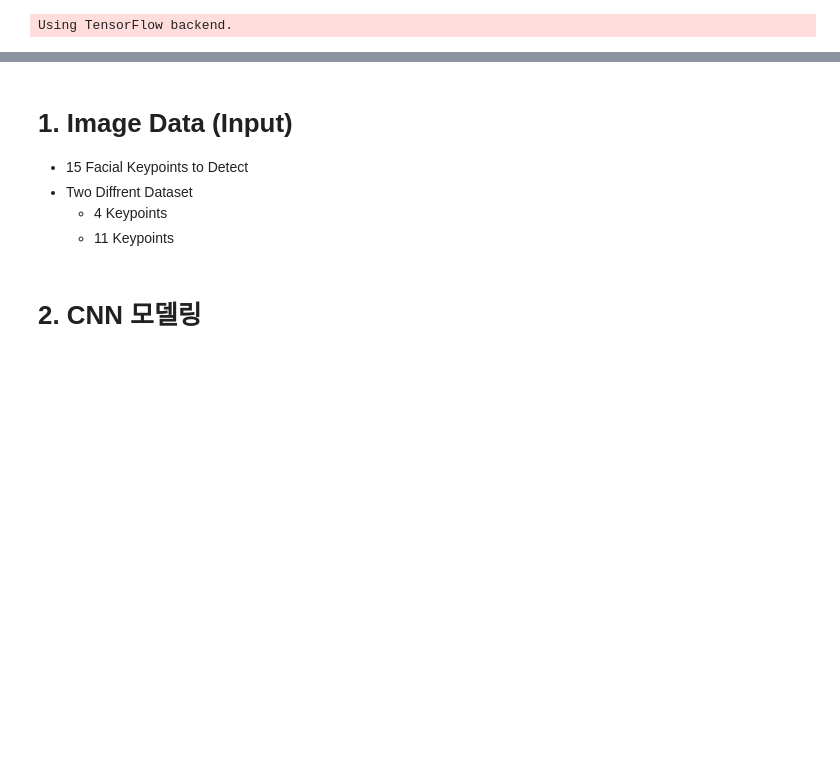
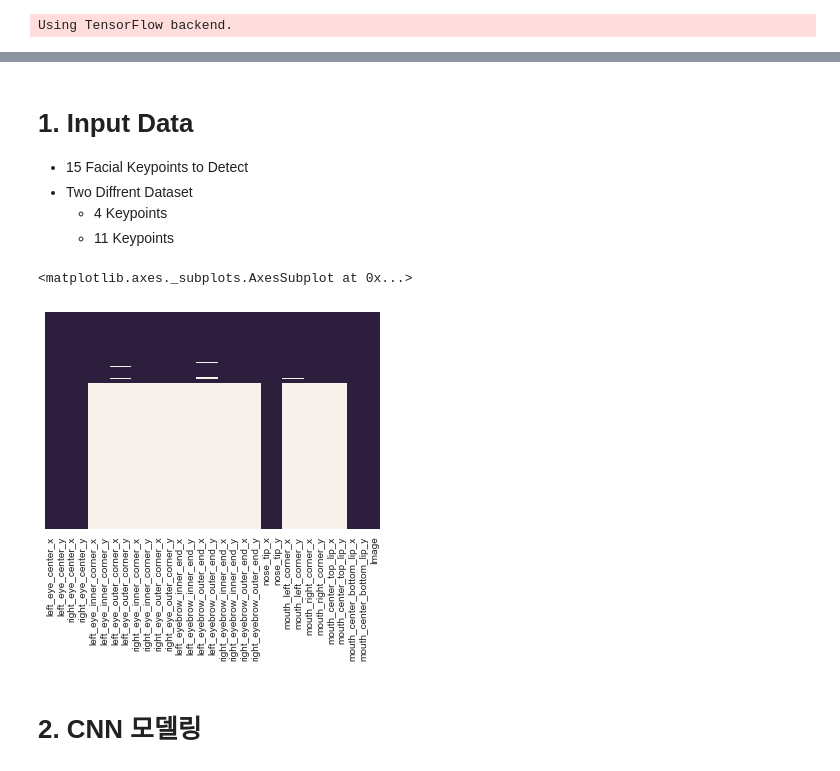
Before and after one commit to sanghapark/facial-keypoints-detection, a Jupyter notebook: Training Optimizing Testing.ipynb, the cells around one changed output, grey strips where cells are left out. Drawn from its saved outputs; the diff is of its cells as text; code cells hidden in the pictures; blank space fills up the shorter version.

```diff
--- a/Training Optimizing Testing.ipynb
+++ b/Training Optimizing Testing.ipynb
@@ -29,11 +30,17 @@ Using TensorFlow backend.
 
 ### 6. Final Kaggle Submission
 # %% [markdown]
-# 1. Image Data (Input)
+# 1. Input Data
   * 15 Facial Keypoints to Detect
   * Two Diffrent Dataset
     * 4 Keypoints
     * 11 Keypoints
+# %%
+df = pd.read_csv('./data/training.csv')
+sns.heatmap(df.isnull() == False, cbar=False, yticklabels=False)
+# %% [output]
+<matplotlib.axes._subplots.AxesSubplot at 0x...>
+[figure, added]
 # %% [markdown]
 # 2. CNN  모델링
 # %% [markdown]
```
Also changed, not shown: parts of 18 cells of this notebook, 29 other files.
